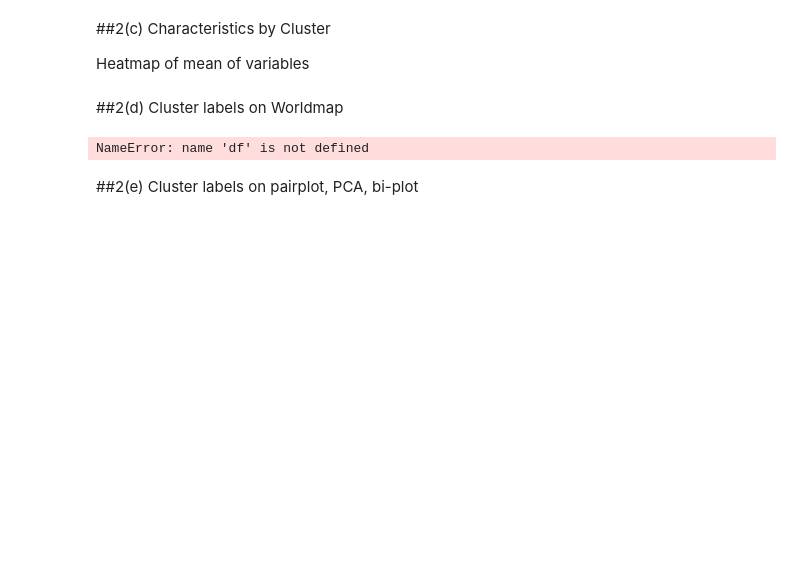
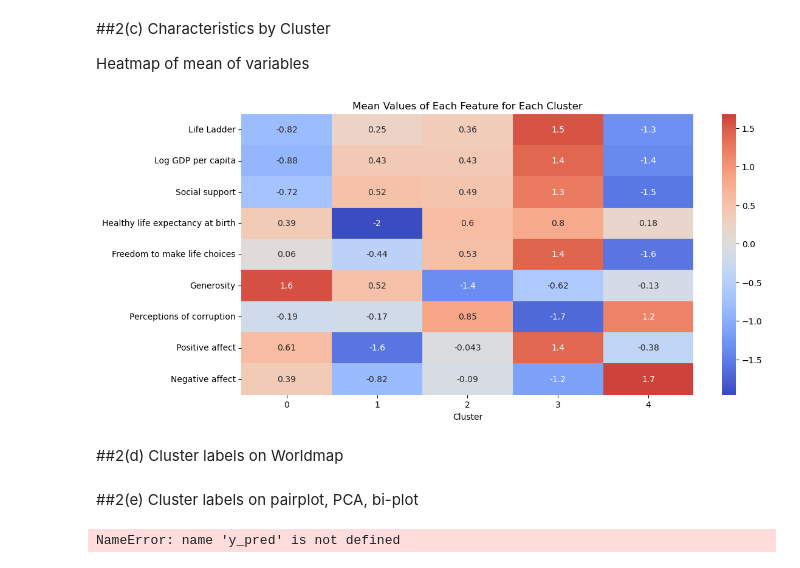
Before and after one commit to nicolesaade/WorldHappinessReportAnalysis, a Jupyter notebook: WorldHappinessReport_Clustering.ipynb, the cells around one changed output. Saved outputs shown, nothing was run; the diff lists cells and outputs as text; code cells hidden in the pictures; blank space fills up the shorter version.

```diff
--- a/WorldHappinessReport_Clustering.ipynb
+++ b/WorldHappinessReport_Clustering.ipynb
@@ -194,0 +194,6 @@ The cluster number with the best silhouette score is 2
+# %%
+# KMeans clustering
+KMeans_model = KMeans(n_clusters=5, random_state=42, n_init=10)
+mean_df['Cluster'] = KMeans_model.fit_predict(mean_df)
+
+print(mean_df['Cluster'].value_counts().sort_index())
@@ -196,18 +209,27 @@ The cluster number with the best silhouette score is 2
 ##2(c) Characteristics by Cluster
 
 Heatmap of mean of variables
+# %%
+import seaborn as sns
+from sklearn.preprocessing import StandardScaler
+
+# Get the mean values of each feature for each cluster, ignoring year
+cluster_means = mean_df.drop(columns='year').groupby('Cluster').mean()
+scaler = StandardScaler()
+scaled_cluster_means = scaler.fit_transform(cluster_means)
+
+
+scaled_df = pd.DataFrame(scaled_cluster_means, columns=cluster_means.columns, index=cluster_means.index)
+
+# Plot the mean values of each feature for each cluster, ignoring year
+plt.figure(figsize=(12, 6))
+sns.heatmap(scaled_df.T, annot=True, cmap='coolwarm', center=0)
+plt.title('Mean Values of Each Feature for Each Cluster')
+plt.show()
+# %% [output]
+[figure, added]
 # %% [markdown]
 ##2(d) Cluster labels on Worldmap
-# %%
-import plotly.express as px
-fig = px.choropleth(df, locations="country", #set df name
-                    locationmode='country names',
-                    color="gdpp",##change
-
-)
-fig.show()
-# %% [output]
-NameError: name 'df' is not defined
 # %% [markdown]
 ##2(e) Cluster labels on pairplot, PCA, bi-plot
 # %%
@@ -241,3 +263,5 @@ plt.xlabel('PCA1')
 plt.ylabel('PCA2')
 plt.title('Bi-plot')
 plt.show()
+# %% [output]
+NameError: name 'y_pred' is not defined
```
Also changed, not shown: parts of 2 cells of this notebook.
